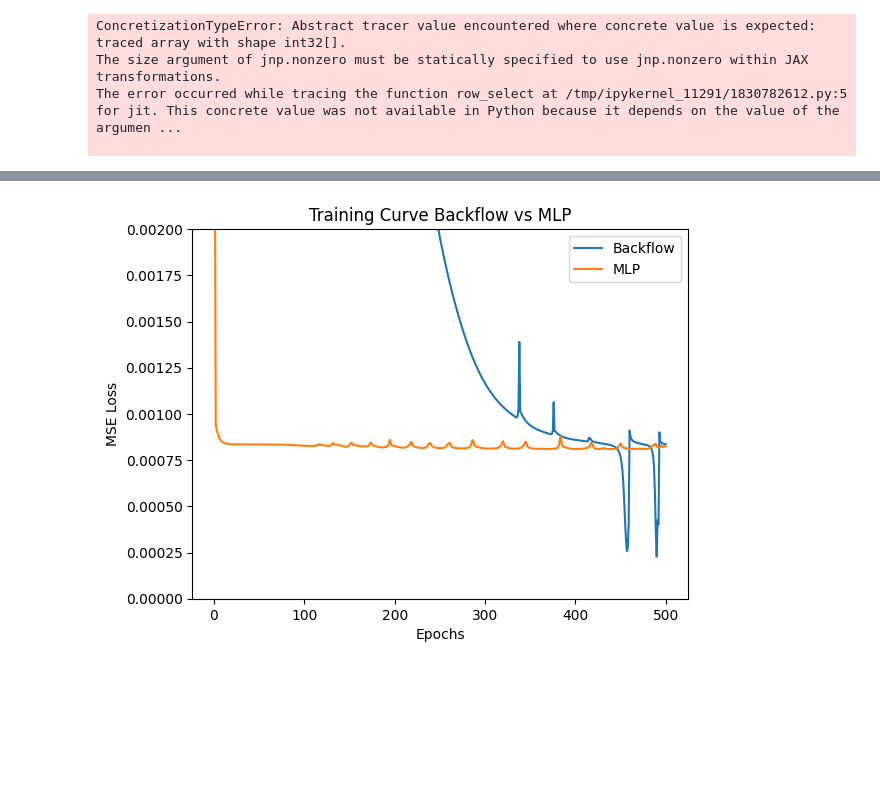
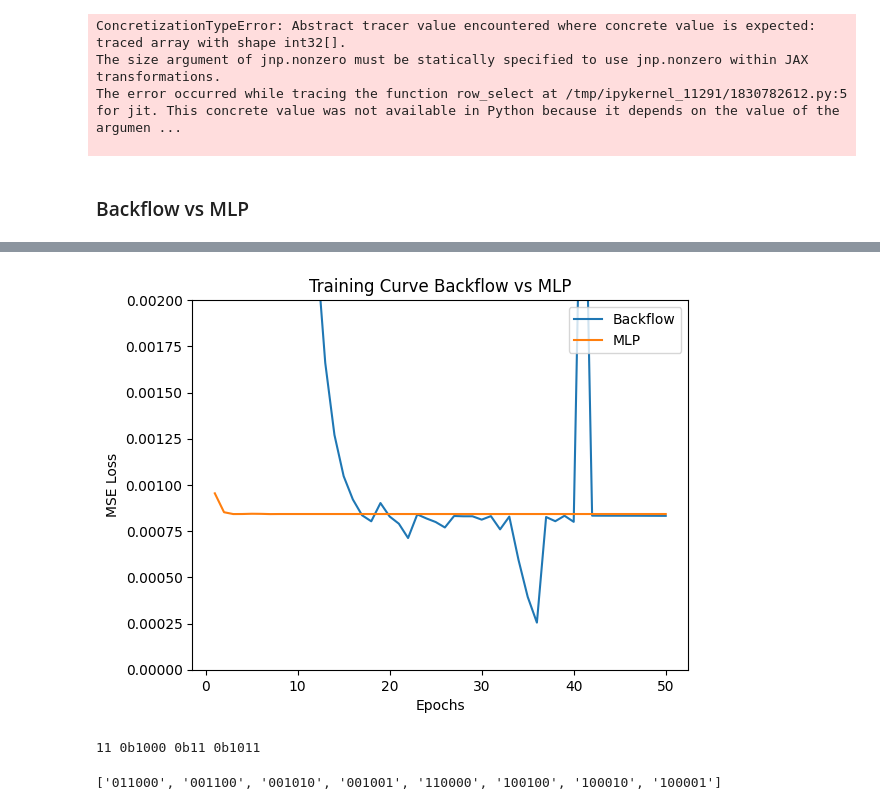
Before and after one commit to nickirk/tc-nqs-preview, a Jupyter notebook: MLP_backflow.ipynb, the cells around one changed output, grey strips where cells are left out. Saved outputs shown, nothing was run; the diff lists cells and outputs as text; code cells hidden in the pictures; blank space fills up the shorter version.

```diff
--- a/MLP_backflow.ipynb
+++ b/MLP_backflow.ipynb
@@ -84,8 +84,8 @@ converged SCF energy = -147.590894030918
 [1. 1. 1. 1. 1. 1. 1. 1. 1. 0.] [1. 1. 1. 1. 1. 1. 1. 0. 0. 0.]
 0b101101111
 # %%
-def convert_binary_to_array(strfil, num_orbitals):
-    binary_str=str(bin(strfil))
+def convert_binary_to_array(str_int, num_orbitals):
+    binary_str=str(bin(str_int))
     binary_str = binary_str[2:]
     binary_array = [int(bit) for bit in binary_str]
     leading_zeros = num_orbitals - len(binary_array)
@@ -93,7 +93,7 @@ def convert_binary_to_array(strfil, num_orbitals):
 
     return result_array
 
-# Test the function
-# binary_str = "0b11101111"
-# result = convert_binary_to_array(stra,10)
-# print(result)
+#Test the function
+binary_str = 5
+result = convert_binary_to_array(binary_str,10)
+print(result)
@@ -576,6 +578,8 @@ ConcretizationTypeError: Abstract tracer value encountered where concrete value
 The size argument of jnp.nonzero must be statically specified to use jnp.nonzero within JAX transformations.
 The error occurred while tracing the function row_select at /tmp/ipykernel_11291/1830782612.py:5 for jit. This concrete value was not available in Python because it depends on the value of the argumen ...
 
+# %% [markdown]
+### Backflow vs MLP
 # %%
 # Main function
 
@@ -591,8 +595,8 @@ def main():
     state = create_train_state(rng, model, variables)
     #print(variables)
     # Training loop
-    num_epochs = 500
-    batch_size = 25
+    num_epochs = 50
+    batch_size = 1
     train_losses = []
 
     for epoch in range(num_epochs):
@@ -625,7 +629,7 @@ def main():
 
     # Training loop
     # num_epochs = 50
-    # batch_size = 5
+    # batch_size = 1
     train_losses_MLP = []
 
     for epoch in range(num_epochs):
@@ -672 +676,38 @@ Epoch 500, Loss: 0.0008244800264947116
-[figure, old version]
+[figure, new version]
+# %%
+a = 8  # In binary: 0101
+b = 3  # In binary: 0011
+
+result = a | b  # Result in binary: 0111, which is 7 in decimal
+print(result,bin(a),bin(b),bin(result))  # Output: 7
+# %% [output]
+11 0b1000 0b11 0b1011
+# %%
+def single_fermionic_excitations(occupancy_string):
+    excitations = []
+    n = len(occupancy_string)
+
+    # Convert string to list for mutability
+    occupancy_list = list(occupancy_string)
+
+    for i in range(n):
+        if occupancy_list[i] == '1':
+            for j in range(n):
+                if occupancy_list[j] == '0':
+                    # Create a copy of the list
+                    new_state = occupancy_list[:]
+
+                    # Perform the excitation
+                    new_state[i] = '0'
+                    new_state[j] = '1'
+                    # Convert back to string and add to excitations list
+                    excitations.append(''.join(new_state))
+
+    return excitations
+
+occupancy_string = '101000'
+excitations = single_fermionic_excitations(occupancy_string)
+
+print(excitations)
+# %% [output]
+['011000', '001100', '001010', '001001', '110000', '100100', '100010', '100001']
```
Also changed, not shown: parts of 8 cells of this notebook.
